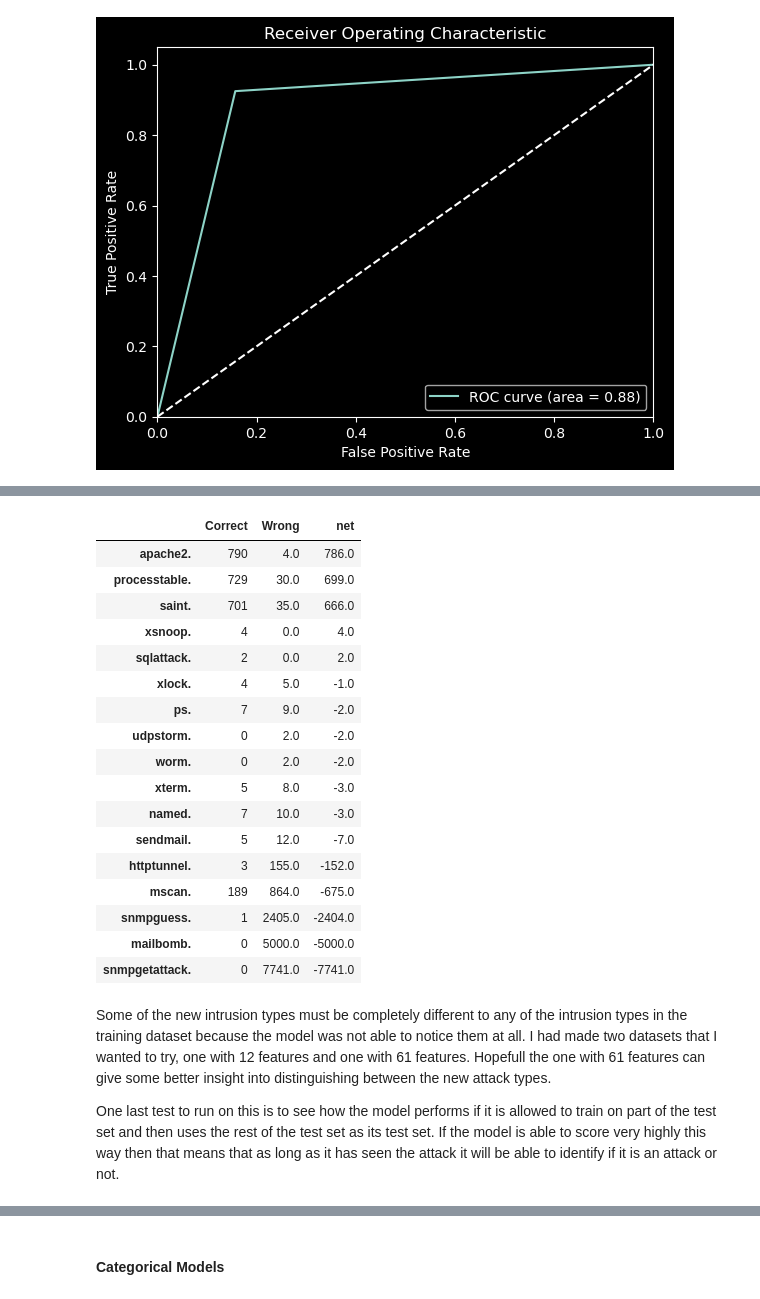
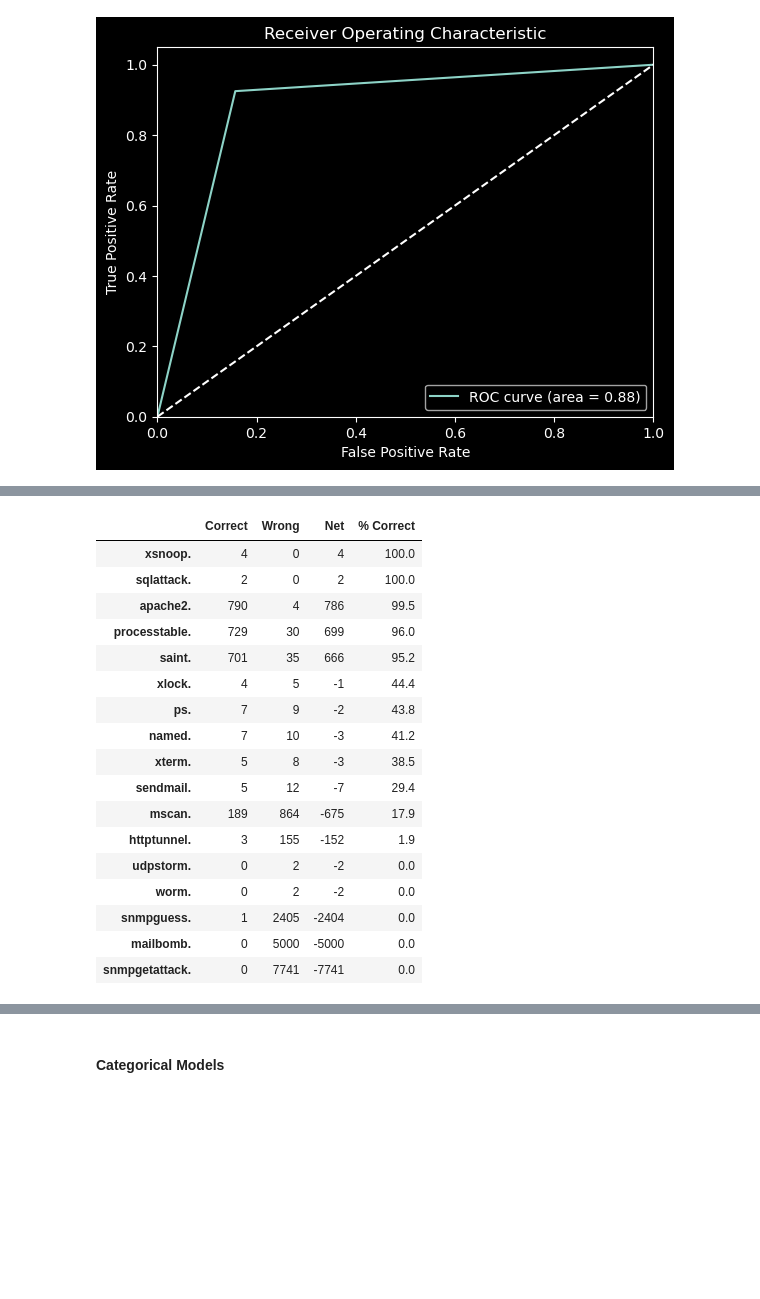
Before and after one commit to Jewdah18/Network-Intrusions, a Jupyter notebook: notebooks/Modelling.ipynb, the cells around one changed output, grey strips where cells are left out. Saved outputs shown, nothing was run; the diff lists cells and outputs as text; code cells hidden in the pictures; blank space fills up the shorter version.

Commit message:
Final Edits for Modelling

```diff
--- a/notebooks/Modelling.ipynb
+++ b/notebooks/Modelling.ipynb
@@ -59,7 +67,11 @@ X_big = big_train.drop(['labels', 'group'], axis = 1)
 # Create X big for the test set
 X_big_test = big_test.drop(['labels'], axis = 1)
 # Create the binary y for the training set.
-y_train = np.where(small_train['labels'] == 'normal.', 0, 1)
+y_train_binary = pd.DataFrame(np.where(small_train['labels'] == 'normal.', 0, 1), columns = ['Binary'])
+# Combine labels and binary so that I can analyze which intrusions did well
+y_train = pd.concat([small_train['labels'], y_train_binary], axis = 1)
 # Create the binary y for the test set
-y_test = np.where(small_test['labels'] == 'normal.', 0, 1)
+y_test_binary = pd.DataFrame(np.where(small_test['labels'] == 'normal.', 0, 1), columns= ['Binary'])
+# Combine labels and binary so that I can analyze which intrusions did well
+y_test = pd.concat([small_test['labels'], y_test_binary], axis = 1)
 # %% [markdown]
@@ -365,47 +438,23 @@ To further investigate, I looked at which attack types the model was best at pre
-# %%
-# create a dataframe that is a column of labels that only has the new labels
-new_labels = pd.DataFrame(small_test['labels'][mask], columns = ['labels']).reset_index(drop=True)
-# create a dataframe that is a column of labels that only has the predictions
-pred_df = pd.DataFrame(preds_new, columns = ['pred']).reset_index(drop=True)
-# Combine the labels and the predictions for analysis
-new_intrusions = pd.concat([new_labels, pred_df], axis = 1)
-# Run value counts when the prediction is positive to see which new intrusions the model captures
-cni = new_intrusions.loc[new_intrusions['pred'] == 1, 'labels'].value_counts()
-# Run value counts when the prediction is negative to see which new intrusions the model doesn't capture
-wni = new_intrusions.loc[new_intrusions['pred'] == 0, 'labels'].value_counts()
-
-# Join the right and wrong counts
-deep_dive = pd.concat([cni,wni],axis = 1)
-# Change the column names to indicate what the counts mean
-deep_dive.columns = ["Correct", "Wrong"]
-# fill in the NaN values since some attacks had no correct predictions
-deep_dive = deep_dive.fillna(0)
-# Convert the correct column to the integer type
-deep_dive["Correct"] = deep_dive["Correct"].astype(int)
-# Create a Net column to show the best and worst new intrusions for the model
-deep_dive["net"] = deep_dive["Correct"] - deep_dive["Wrong"]
-# Show the deep dive dataframe
-deep_dive.sort_values('net', ascending = False)
-# %% [output]
-|  | Correct | Wrong | net |
-| apache2. | 790 | 4.0 | 786.0 |
-| processtable. | 729 | 30.0 | 699.0 |
-| saint. | 701 | 35.0 | 666.0 |
-| xsnoop. | 4 | 0.0 | 4.0 |
-| sqlattack. | 2 | 0.0 | 2.0 |
-| xlock. | 4 | 5.0 | -1.0 |
-| ps. | 7 | 9.0 | -2.0 |
-| udpstorm. | 0 | 2.0 | -2.0 |
-| worm. | 0 | 2.0 | -2.0 |
-| xterm. | 5 | 8.0 | -3.0 |
-| named. | 7 | 10.0 | -3.0 |
-| sendmail. | 5 | 12.0 | -7.0 |
-| httptunnel. | 3 | 155.0 | -152.0 |
-| mscan. | 189 | 864.0 | -675.0 |
-| snmpguess. | 1 | 2405.0 | -2404.0 |
-| mailbomb. | 0 | 5000.0 | -5000.0 |
-| snmpgetattack. | 0 | 7741.0 | -7741.0 |
-# %% [markdown]
-Some of the new intrusion types must be completely different to any of the intrusion types in the training dataset because the model was not able to notice them at all. I had made two datasets that I wanted to try, one with 12 features and one with 61 features. Hopefull the one with 61 features can give some better insight into distinguishing between the new attack types.
-
-One last test to run on this is to see how the model performs if it is allowed to train on part of the test set and then uses the rest of the test set as its test set. If the model is able to score very highly this way then that means that as long as it has seen the attack it will be able to identify if it is an attack or not.
+# %%
+ints_eval(preds, y_test)
+# Show the deep dive dataframe
+deep_dive.sort_values(['% Correct','Net'], ascending = False)
+# %% [output]
+|  | Correct | Wrong | Net | % Correct |
+| xsnoop. | 4 | 0 | 4 | 100.0 |
+| sqlattack. | 2 | 0 | 2 | 100.0 |
+| apache2. | 790 | 4 | 786 | 99.5 |
+| processtable. | 729 | 30 | 699 | 96.0 |
+| saint. | 701 | 35 | 666 | 95.2 |
+| xlock. | 4 | 5 | -1 | 44.4 |
+| ps. | 7 | 9 | -2 | 43.8 |
+| named. | 7 | 10 | -3 | 41.2 |
+| xterm. | 5 | 8 | -3 | 38.5 |
+| sendmail. | 5 | 12 | -7 | 29.4 |
+| mscan. | 189 | 864 | -675 | 17.9 |
+| httptunnel. | 3 | 155 | -152 | 1.9 |
+| udpstorm. | 0 | 2 | -2 | 0.0 |
+| worm. | 0 | 2 | -2 | 0.0 |
+| snmpguess. | 1 | 2405 | -2404 | 0.0 |
+| mailbomb. | 0 | 5000 | -5000 | 0.0 |
+| snmpgetattack. | 0 | 7741 | -7741 | 0.0 |
```
Also changed, not shown: parts of 58 cells of this notebook.
